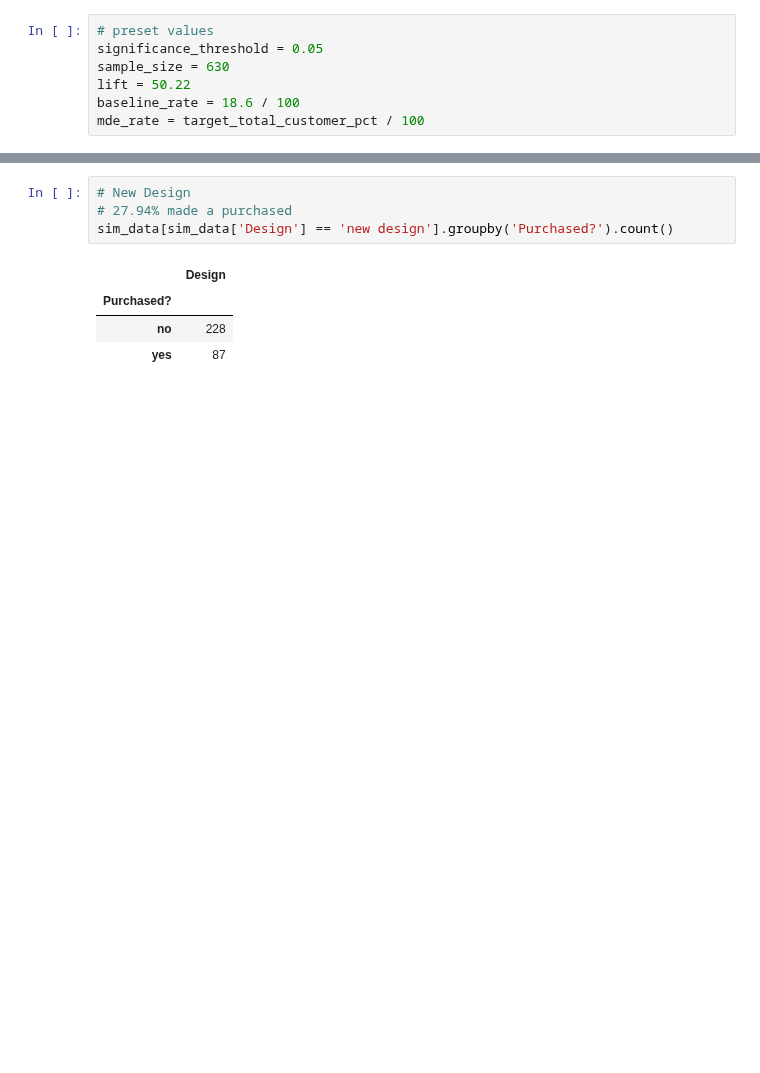
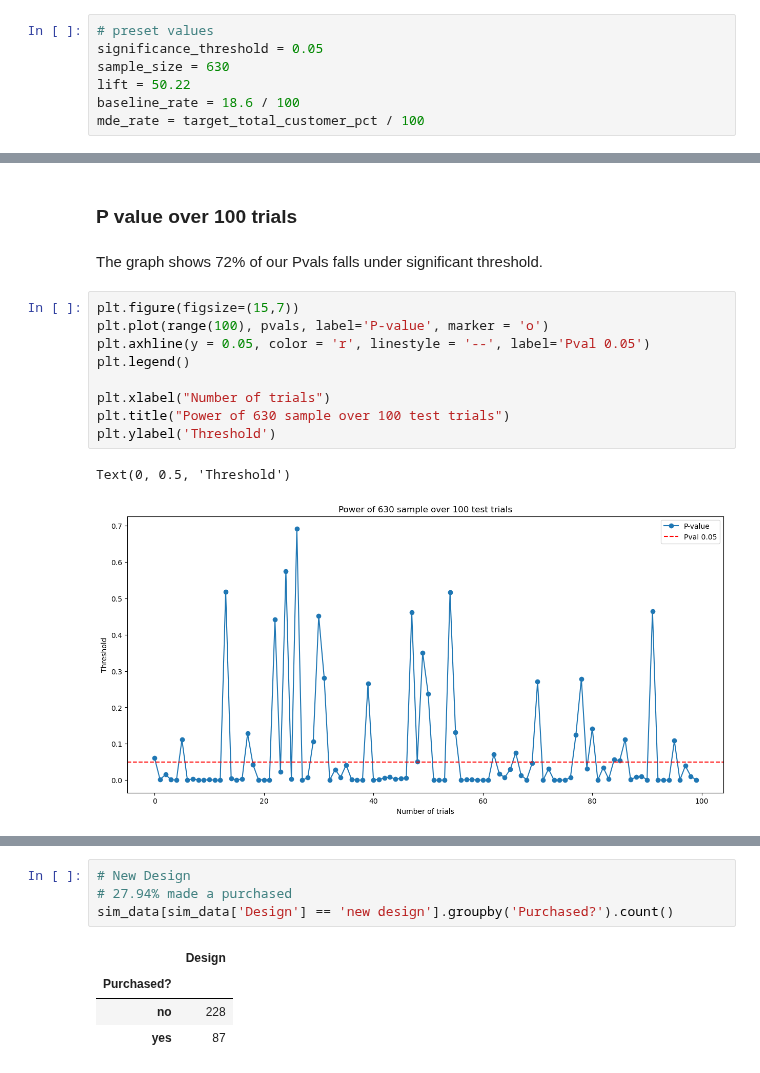
Before and after one commit to Alyxx-The-Sniper/DATA_SCIENCE_2022, a Jupyter notebook: Data_Science_ Fundamental/0_Sample_Analysis_Here/1_AB_test/AB Test Sample.ipynb, the cells around one changed output, grey strips where cells are left out. Saved outputs shown, nothing was run; the diff lists cells and outputs as text; blank space fills up the shorter version.

```diff
--- a/Data_Science_ Fundamental/0_Sample_Analysis_Here/1_AB_test/AB Test Sample.ipynb
+++ b/Data_Science_ Fundamental/0_Sample_Analysis_Here/1_AB_test/AB Test Sample.ipynb
@@ -145,0 +226,16 @@ print(pvals[0:5])
+# %% [markdown]
+### P value over 100 trials
+# %% [markdown]
+The graph shows 72% of our Pvals falls under significant threshold.
+# %%
+plt.figure(figsize=(15,7))
+plt.plot(range(100), pvals, label='P-value', marker = 'o')
+plt.axhline(y = 0.05, color = 'r', linestyle = '--', label='Pval 0.05')
+plt.legend()
+
+plt.xlabel("Number of trials")
+plt.title("Power of 630 sample over 100 test trials")
+plt.ylabel('Threshold')
+# %% [output]
+Text(0, 0.5, 'Threshold')
+[figure, added]
```
Also changed, not shown: parts of 42 cells of this notebook, 8 other files.
